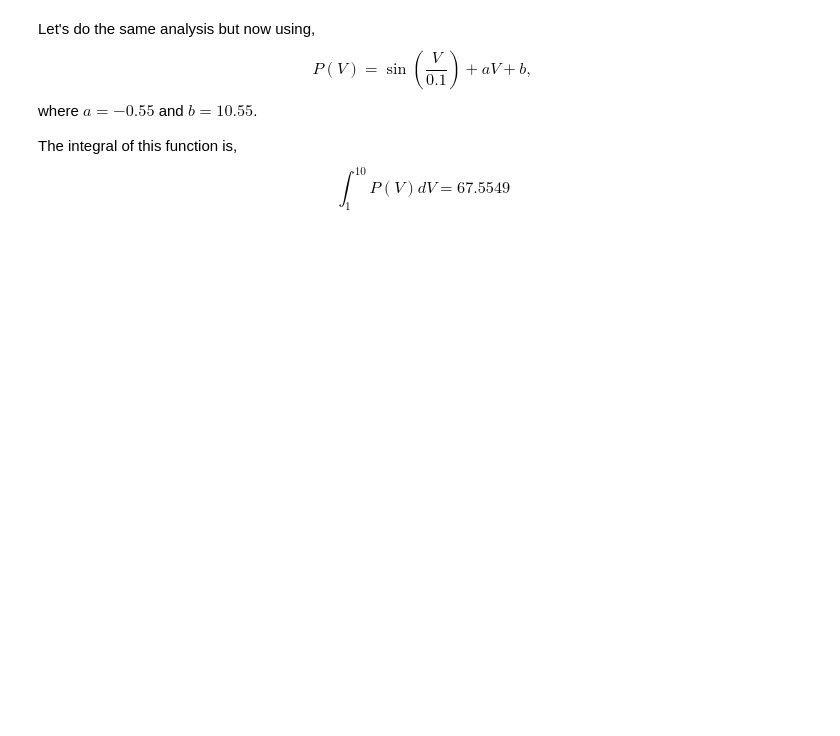
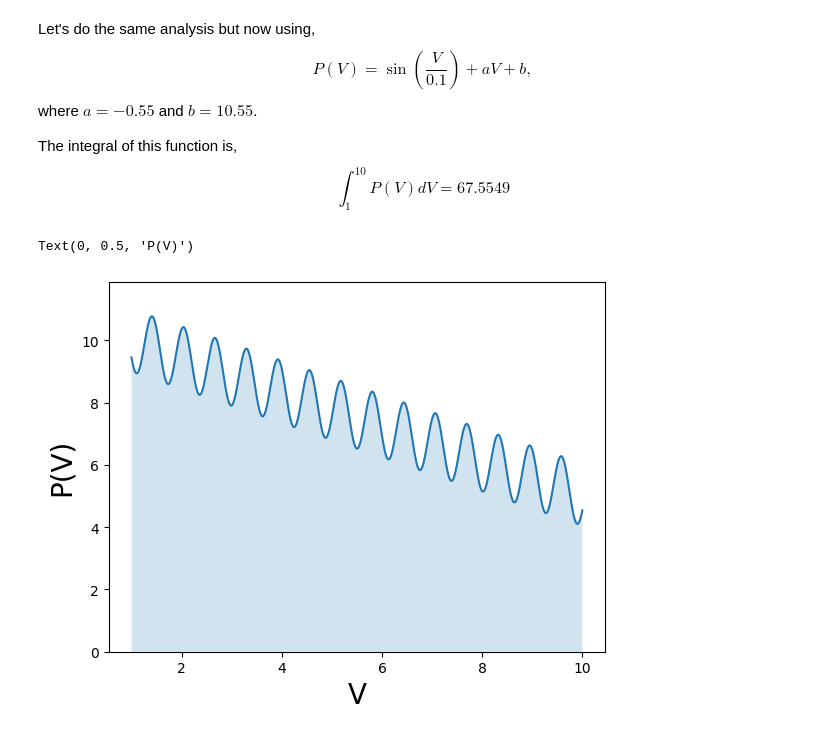
Before and after one commit to ChemAI-Lab/Math4Chem, a Jupyter notebook: website/Lecture_Notes/Notes/Coding/intro_thermo.ipynb, the cells around one changed output. Drawn from its saved outputs; the diff is of its cells as text; code cells hidden in the pictures; blank space fills up the shorter version.

```diff
--- a/website/Lecture_Notes/Notes/Coding/intro_thermo.ipynb
+++ b/website/Lecture_Notes/Notes/Coding/intro_thermo.ipynb
@@ -201,22 +304,24 @@ $$
 # %%
 def f_P_new(V):
     # code here
 
     return p
-
 
 vi = 1.
 vf = 10
 
 n = 1000
 v = np.linspace(vi, vf, n)
 p = f_P_new(v)
 
 # plotting
 plt.plot(v, p)
 plt.fill_between(v, p, alpha=0.2)
 plt.ylim(0, np.max(p)+1.1)
 plt.xlabel('V', fontsize=20)
-plt.ylabel('P', fontsize=20)
+plt.ylabel('P(V)', fontsize=20)
+# %% [output]
+Text(0, 0.5, 'P(V)')
+[figure, added]
 # %%
 # play around with the number of grid points
```
Also changed, not shown: parts of 14 cells of this notebook, 1 other file.
